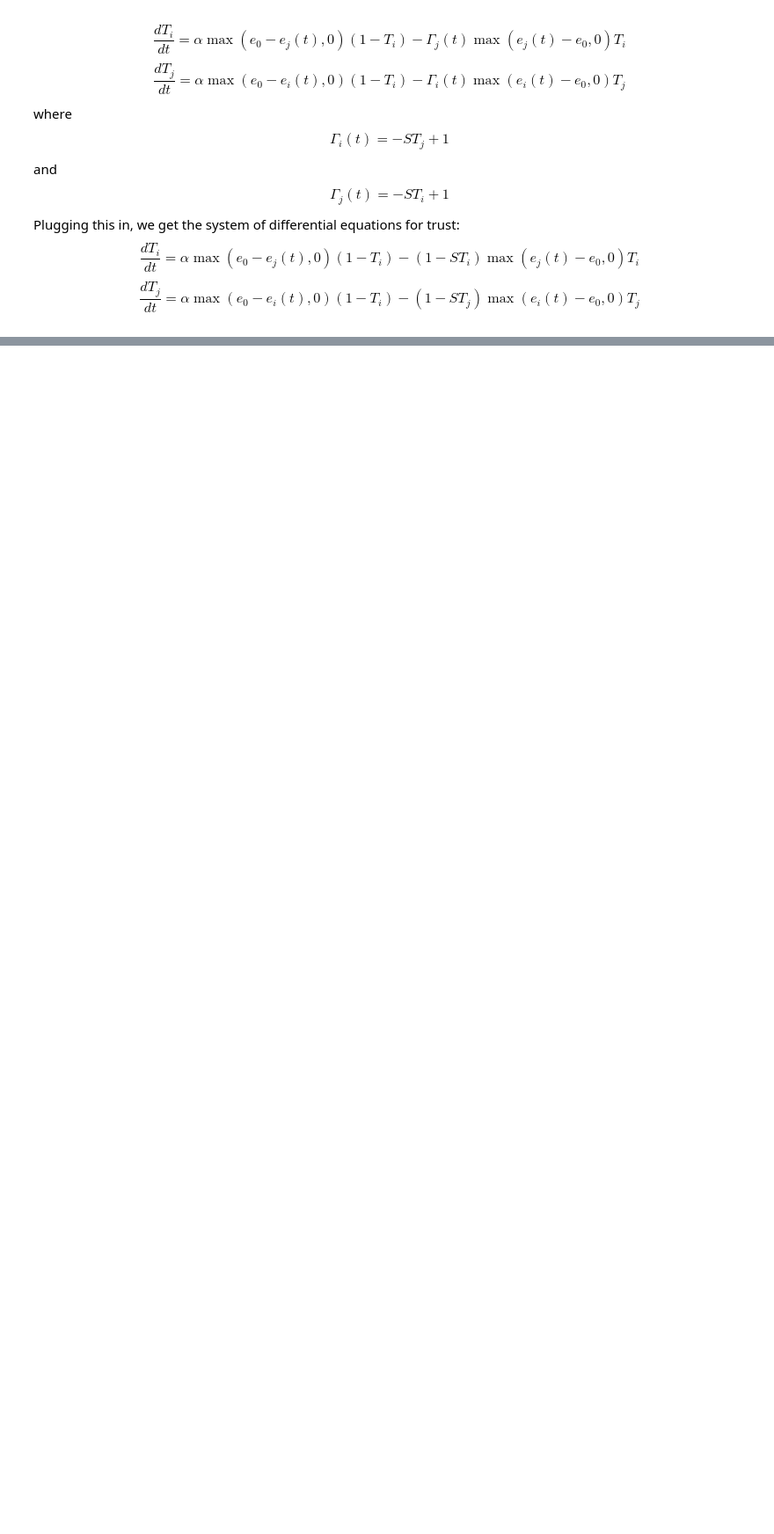
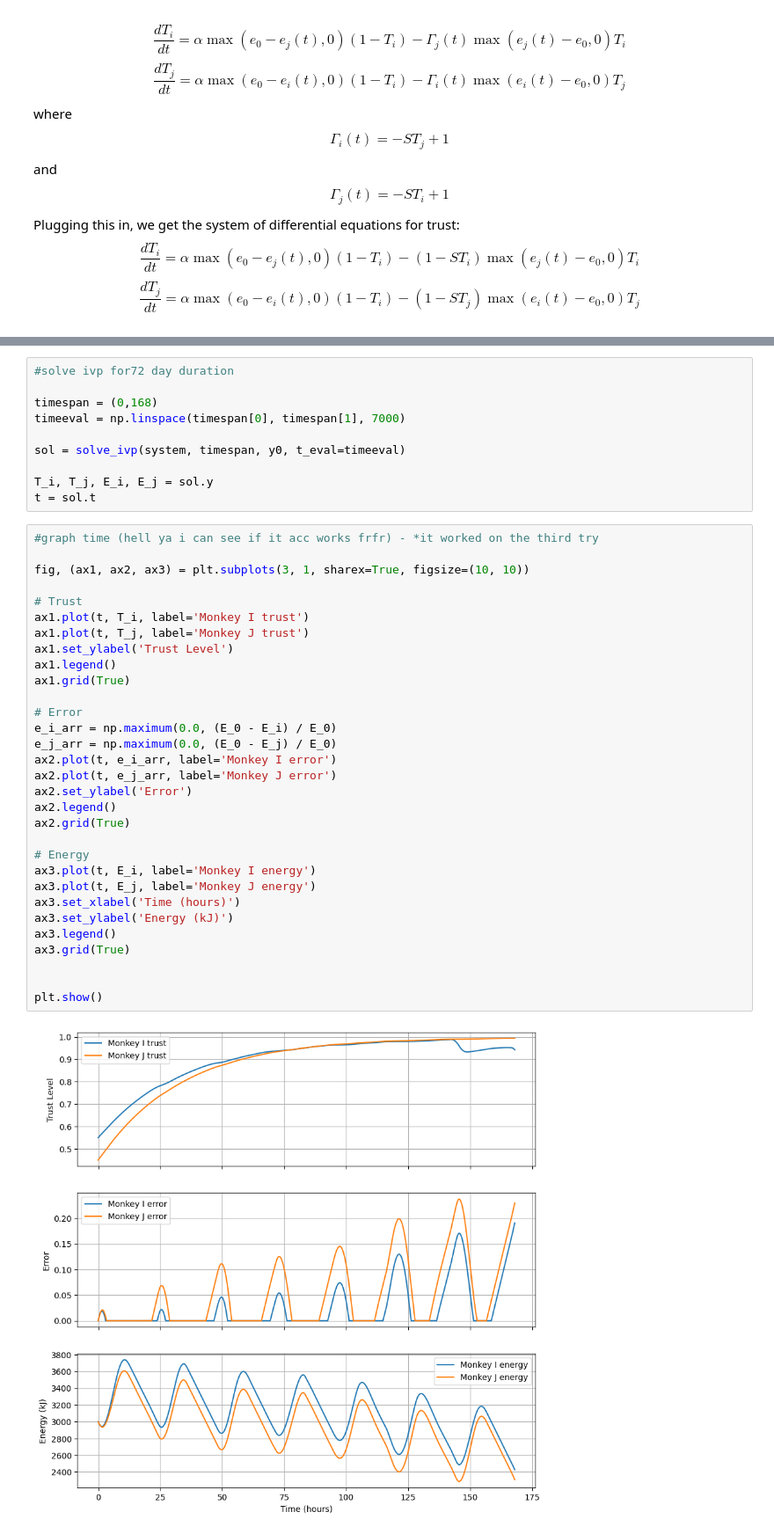
Before and after one commit to snorzah/scudem, a Jupyter notebook: SCUDEM.ipynb, the cells around one changed output, grey strips where cells are left out. Shown at 88% size. Cells and saved outputs as stored; diff of their text form; blank space fills up the shorter version.

```diff
--- a/SCUDEM.ipynb
+++ b/SCUDEM.ipynb
@@ -75,0 +93,43 @@ $$\frac{dT_j}{dt}=\alpha \max(e_0-e_i(t),0) (1-T_i) - (1-ST_j) \max(e_i(t)-e_0,
+# %%
+#solve ivp for72 day duration
+
+timespan = (0,168)
+timeeval = np.linspace(timespan[0], timespan[1], 7000)
+
+sol = solve_ivp(system, timespan, y0, t_eval=timeeval)
+
+T_i, T_j, E_i, E_j = sol.y
+t = sol.t
+# %%
+#graph time (hell ya i can see if it acc works frfr) - *it worked on the third try
+
+fig, (ax1, ax2, ax3) = plt.subplots(3, 1, sharex=True, figsize=(10, 10))
+
+# Trust
+ax1.plot(t, T_i, label='Monkey I trust')
+ax1.plot(t, T_j, label='Monkey J trust')
+ax1.set_ylabel('Trust Level')
+ax1.legend()
+ax1.grid(True)
+
+# Error
+e_i_arr = np.maximum(0.0, (E_0 - E_i) / E_0)
+e_j_arr = np.maximum(0.0, (E_0 - E_j) / E_0)
+ax2.plot(t, e_i_arr, label='Monkey I error')
+ax2.plot(t, e_j_arr, label='Monkey J error')
+ax2.set_ylabel('Error')
+ax2.legend()
+ax2.grid(True)
+
+# Energy
+ax3.plot(t, E_i, label='Monkey I energy')
+ax3.plot(t, E_j, label='Monkey J energy')
+ax3.set_xlabel('Time (hours)')
+ax3.set_ylabel('Energy (kJ)')
+ax3.legend()
+ax3.grid(True)
+
+
+plt.show()
+# %% [output]
+[figure, added]
```
Also changed, not shown: parts of 9 cells of this notebook.
